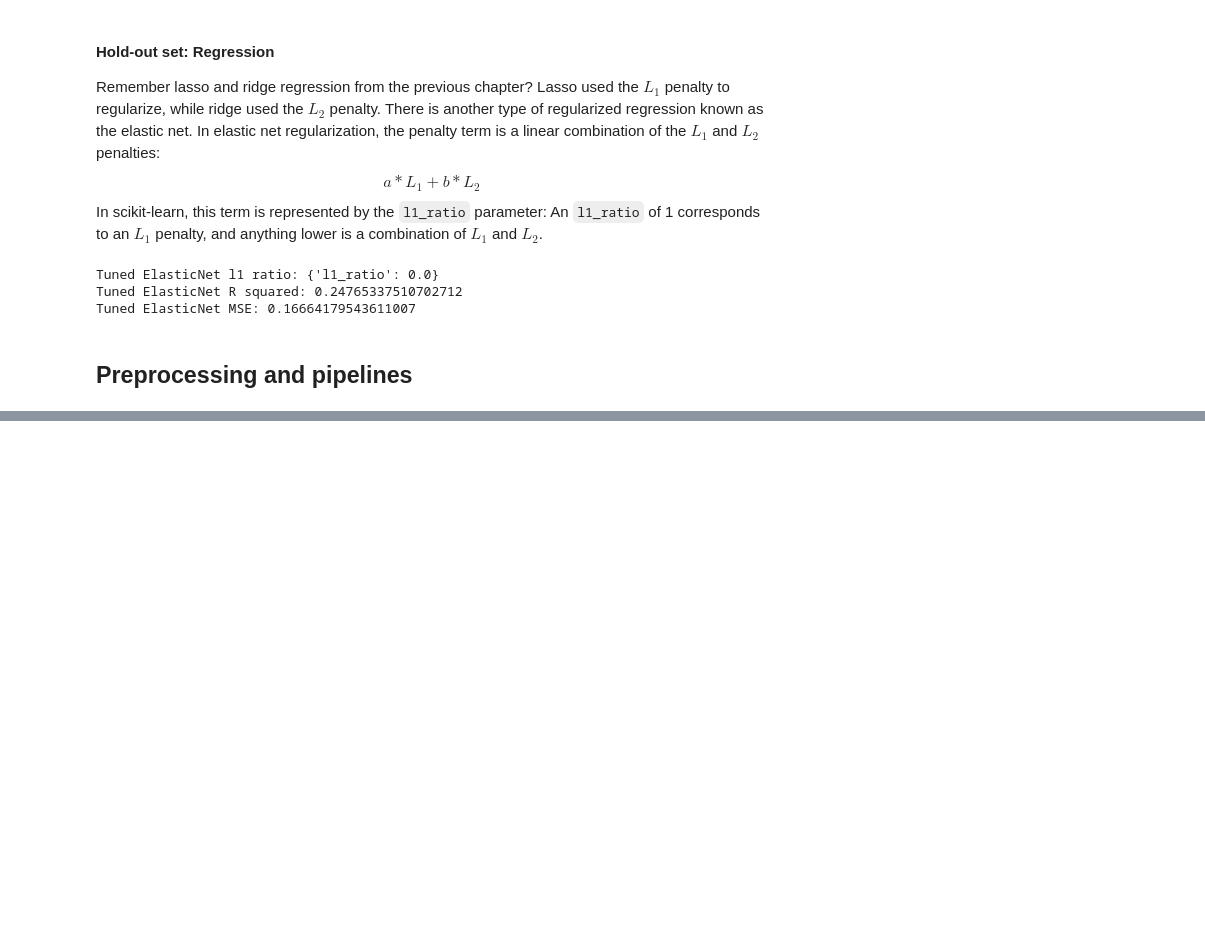
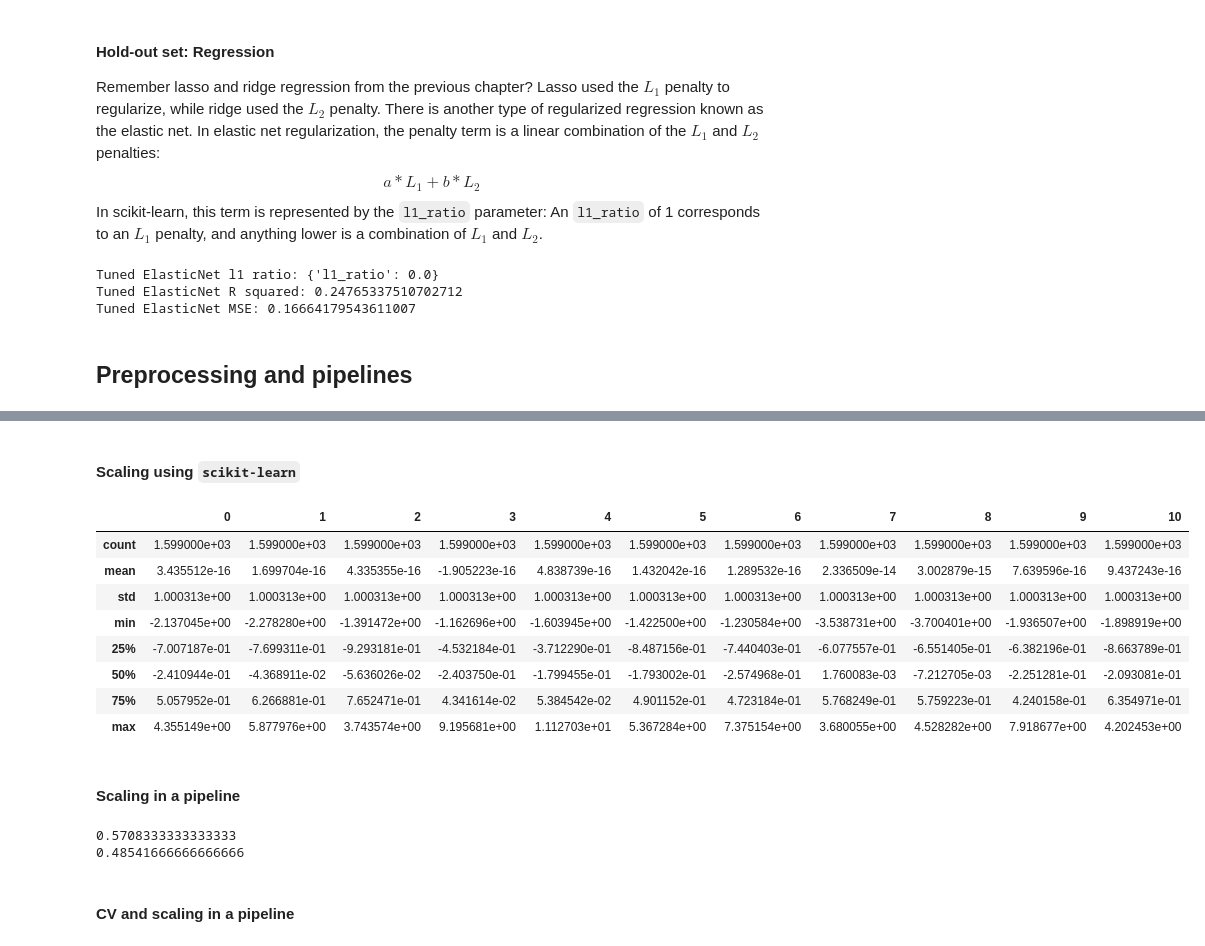
Before and after one commit to SmilodonCub/DATA602, a Jupyter notebook: scikitLearn.ipynb, the cells around one changed output, grey strips where cells are left out. Cells and saved outputs as stored; diff of their text form; code cells hidden in the pictures; blank space fills up the shorter version.

```diff
--- a/scikitLearn.ipynb
+++ b/scikitLearn.ipynb
@@ -1229,0 +1526,4 @@ Tuned ElasticNet MSE: 0.16664179543611007
+# %%
+rwine_url = 'https://assets.datacamp.com/production/repositories/628/datasets/013936d2700e2d00207ec42100d448c23692eb6f/winequality-red.csv'
+rwine_df = pd.read_csv( rwine_url, sep = ';' )
+rwine_df.head()
@@ -1229,0 +1557,20 @@ Tuned ElasticNet MSE: 0.16664179543611007
+# %% [markdown]
+#### Scaling using `scikit-learn`
+# %%
+from sklearn.preprocessing import scale
+y_scaled = scale( rwine_df[ 'quality' ] )
+X_scaled = scale( rwine_df.drop( 'quality', axis=1 ) )
+X_scaled_df = pd.DataFrame( X_scaled )
+X_scaled_df.describe()
+# %% [output]
+|  | 0 | 1 | 2 | 3 | 4 | 5 | 6 | 7 | 8 | 9 | 10 |
+| count | 1.599000e+03 | 1.599000e+03 | 1.599000e+03 | 1.599000e+03 | 1.599000e+03 | 1.599000e+03 | 1.599000e+03 | 1.599000e+03 | 1.599000e+03 | 1.599000e+03 | 1.599000e+03 |
+| mean | 3.435512e-16 | 1.699704e-16 | 4.335355e-16 | -1.905223e-16 | 4.838739e-16 | 1.432042e-16 | 1.289532e-16 | 2.336509e-14 | 3.002879e-15 | 7.639596e-16 | 9.437243e-16 |
+| std | 1.000313e+00 | 1.000313e+00 | 1.000313e+00 | 1.000313e+00 | 1.000313e+00 | 1.000313e+00 | 1.000313e+00 | 1.000313e+00 | 1.000313e+00 | 1.000313e+00 | 1.000313e+00 |
+| min | -2.137045e+00 | -2.278280e+00 | -1.391472e+00 | -1.162696e+00 | -1.603945e+00 | -1.422500e+00 | -1.230584e+00 | -3.538731e+00 | -3.700401e+00 | -1.936507e+00 | -1.898919e+00 |
+| 25% | -7.007187e-01 | -7.699311e-01 | -9.293181e-01 | -4.532184e-01 | -3.712290e-01 | -8.487156e-01 | -7.440403e-01 | -6.077557e-01 | -6.551405e-01 | -6.382196e-01 | -8.663789e-01 |
+| 50% | -2.410944e-01 | -4.368911e-02 | -5.636026e-02 | -2.403750e-01 | -1.799455e-01 | -1.793002e-01 | -2.574968e-01 | 1.760083e-03 | -7.212705e-03 | -2.251281e-01 | -2.093081e-01 |
+| 75% | 5.057952e-01 | 6.266881e-01 | 7.652471e-01 | 4.341614e-02 | 5.384542e-02 | 4.901152e-01 | 4.723184e-01 | 5.768249e-01 | 5.759223e-01 | 4.240158e-01 | 6.354971e-01 |
+| max | 4.355149e+00 | 5.877976e+00 | 3.743574e+00 | 9.195681e+00 | 1.112703e+01 | 5.367284e+00 | 7.375154e+00 | 3.680055e+00 | 4.528282e+00 | 7.918677e+00 | 4.202453e+00 |
+# %% [markdown]
+#### Scaling in a pipeline
@@ -1229,0 +1587,10 @@ Tuned ElasticNet MSE: 0.16664179543611007
+# %%
+from sklearn.metrics import accuracy_score
+print( accuracy_score( y_test, y_pred ) )
+knn_unscaled = KNeighborsClassifier().fit( X_train, y_train )
+print( knn_unscaled.score( X_test, y_test ) )
+# %% [output]
+0.5708333333333333
+0.48541666666666666
+# %% [markdown]
+#### CV and scaling in a pipeline
```
Also changed, not shown: parts of 51 cells of this notebook.
